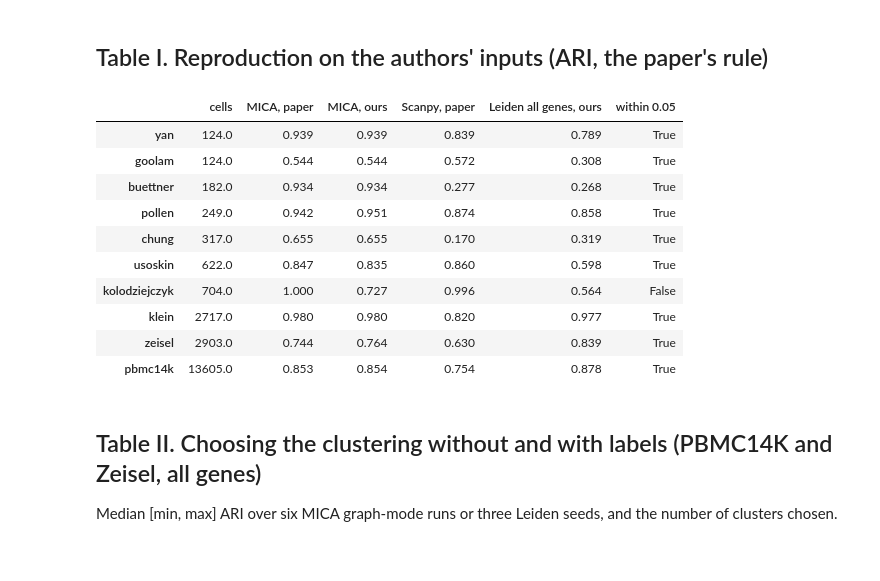
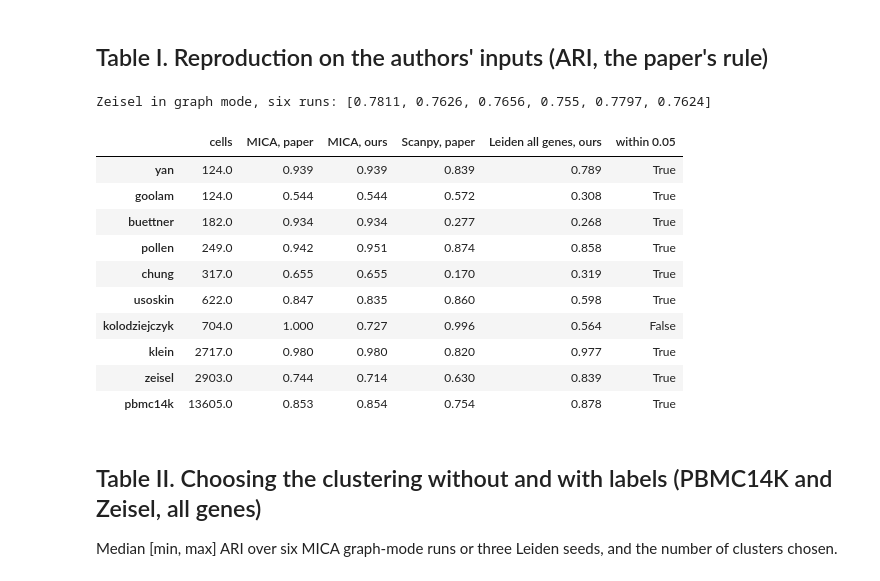
Before and after one commit to utshabkg/scminer-clustering, a Jupyter notebook: notebooks/assignment2_preliminary.ipynb, the cells around one changed output. Drawn from its saved outputs; the diff is of its cells as text; code cells hidden in the pictures.

```diff
--- a/notebooks/assignment2_preliminary.ipynb
+++ b/notebooks/assignment2_preliminary.ipynb
@@ -45,20 +45,22 @@ nums = json.loads((RESULTS / "a2_report_numbers.json").read_text())
 # %%
 t1 = pd.DataFrame({ds: {"cells": r["cells"], "MICA, paper": r["published_mica"], "MICA, ours": round(r["ours_mica"]["median"], 3),
                          "Scanpy, paper": r["published_scanpy"], "Leiden all genes, ours": round(r["ours_leiden_all_genes"]["median"], 3)}
-                    for ds, r in nums["reproduction"].items()}).T
+                    for ds, r in nums["reproduction"].items() if "cells" in r}).T
+print("Zeisel in graph mode, six runs:", nums["reproduction"]["zeisel_graph_mode"]["values"])
 t1["within 0.05"] = (t1["MICA, ours"] - t1["MICA, paper"]).abs() <= 0.05
 t1
 # %% [output]
+Zeisel in graph mode, six runs: [0.7811, 0.7626, 0.7656, 0.755, 0.7797, 0.7624]
 |  | cells | MICA, paper | MICA, ours | Scanpy, paper | Leiden all genes, ours | within 0.05 |
 | yan | 124.0 | 0.939 | 0.939 | 0.839 | 0.789 | True |
 | goolam | 124.0 | 0.544 | 0.544 | 0.572 | 0.308 | True |
 | buettner | 182.0 | 0.934 | 0.934 | 0.277 | 0.268 | True |
 | pollen | 249.0 | 0.942 | 0.951 | 0.874 | 0.858 | True |
 | chung | 317.0 | 0.655 | 0.655 | 0.170 | 0.319 | True |
 | usoskin | 622.0 | 0.847 | 0.835 | 0.860 | 0.598 | True |
 | kolodziejczyk | 704.0 | 1.000 | 0.727 | 0.996 | 0.564 | False |
 | klein | 2717.0 | 0.980 | 0.980 | 0.820 | 0.977 | True |
-| zeisel | 2903.0 | 0.744 | 0.764 | 0.630 | 0.839 | True |
+| zeisel | 2903.0 | 0.744 | 0.714 | 0.630 | 0.839 | True |
 | pbmc14k | 13605.0 | 0.853 | 0.854 | 0.754 | 0.878 | True |
 # %% [markdown]
 ## Table II. Choosing the clustering without and with labels (PBMC14K and Zeisel, all genes)
```
Also changed, not shown: parts of 1 cell of this notebook, 19 other files.
